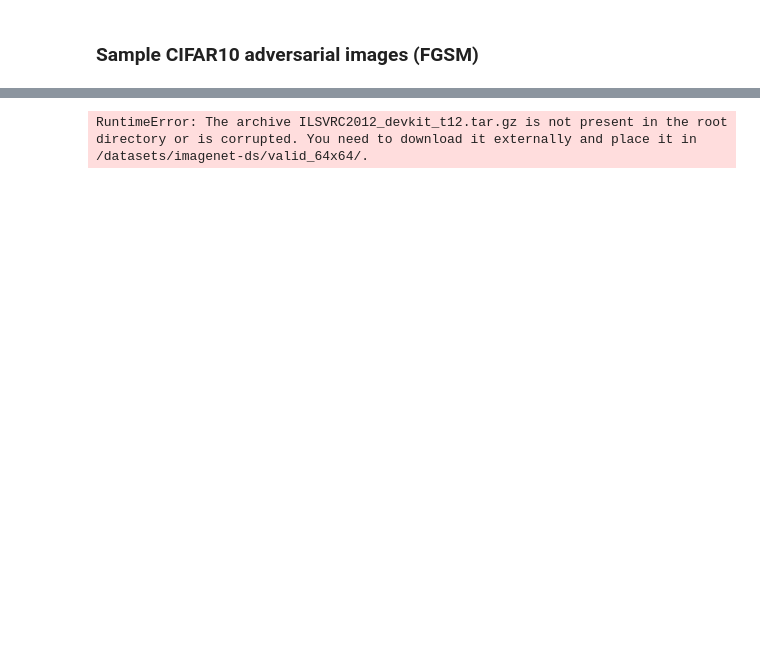
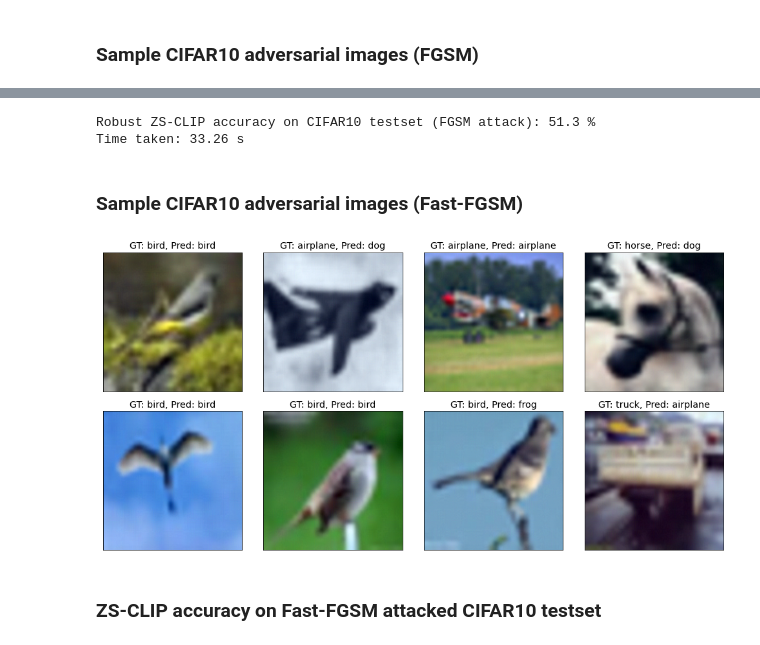
Before and after one commit to saqib1707/Adversarial-Robustness-Analysis, a Jupyter notebook: adv_attacks/code/attack_CLIP.ipynb, the cells around one changed output, grey strips where cells are left out. Drawn from its saved outputs; the diff is of its cells as text; code cells hidden in the pictures; blank space fills up the shorter version.

```diff
--- a/adv_attacks/code/attack_CLIP.ipynb
+++ b/adv_attacks/code/attack_CLIP.ipynb
@@ -505,7 +453,57 @@ def load_ImageNet_data(train_batch_size, test_batch_size, preprocess, kwargs):
-# %%
-train_batch_size = 32
-test_batch_size = 32
-
-load_ImageNet_data(train_batch_size, test_batch_size, preprocess_CLIP, kwargs)
-# %% [output]
-RuntimeError: The archive ILSVRC2012_devkit_t12.tar.gz is not present in the root directory or is corrupted. You need to download it externally and place it in /datasets/imagenet-ds/valid_64x64/.
+# %%
+start_time = time.time()
+
+num_samples = 0
+num_corr_pred = 0
+model_CLIP.eval()
+
+text_tokens = clip.tokenize(text_descriptions).to(device)
+text_features = model_CLIP.encode_text(text_tokens).float()
+text_features = text_features / torch.linalg.norm(text_features, dim=1, keepdim=True)
+
+for itr, (batch_imgs, batch_labels) in enumerate(tqdm(testloader)):
+    batch_imgs = batch_imgs.to(device)
+    batch_labels = batch_labels.to(device)
+
+    X_test_adv = fgsm_attack(batch_imgs, batch_labels, text_features)
+    Y_test_gt = batch_labels
+
+    # compute model prediction
+    img_features = model_CLIP.encode_image(X_test_adv).float()
+    img_features = img_features / torch.linalg.norm(img_features, dim=1, keepdim=True)
+
+    similarity_map = torch.matmul(img_features, text_features.T)
+    Y_test_pred = torch.argmax(similarity_map, dim=1)
+
+    num_samples += batch_imgs.shape[0]
+    num_corr_pred += float((Y_test_pred == Y_test_gt).sum())
+
+test_acc = round(100.0 * num_corr_pred / num_samples, 4)
+
+print("Robust ZS-CLIP accuracy on CIFAR10 testset (FGSM attack): {} %".format(test_acc))
+print("Time taken: {} s".format(round(time.time() - start_time, 2)))
+# %% [output]
+Robust ZS-CLIP accuracy on CIFAR10 testset (FGSM attack): 51.3 %
+Time taken: 33.26 s
+# %% [markdown]
+### Sample CIFAR10 adversarial images (Fast-FGSM)
+# %%
+ffgsm_attack = torchattacks.attack_methods.ffgsm.FFGSM_CLIP(model_CLIP, eps=2/255, alpha=2/255)
+
+text_tokens = clip.tokenize(text_descriptions).to(device)
+text_features = model_CLIP.encode_text(text_tokens).float()
+text_features = text_features / torch.linalg.norm(text_features, dim=1, keepdim=True)
+
+sample_adv_imgs = ffgsm_attack(sample_imgs, sample_gt_labels, text_features)
+
+# construct similarity map for (sample images, class descriptions)
+sim_map = construct_similarity_map(model_CLIP, sample_adv_imgs, text_descriptions)
+
+# predict CLIP model output on sample images
+sample_pred = torch.argmax(sim_map, dim=1)
+
+show_sample_imgs(sample_adv_imgs.cpu().numpy(), cifar10_classes, sample_gt_labels, sample_pred)
+# %% [output]
+[figure, added]
+# %% [markdown]
+### ZS-CLIP accuracy on Fast-FGSM attacked CIFAR10 testset
```
Also changed, not shown: parts of 33 cells of this notebook, 2 other files.
